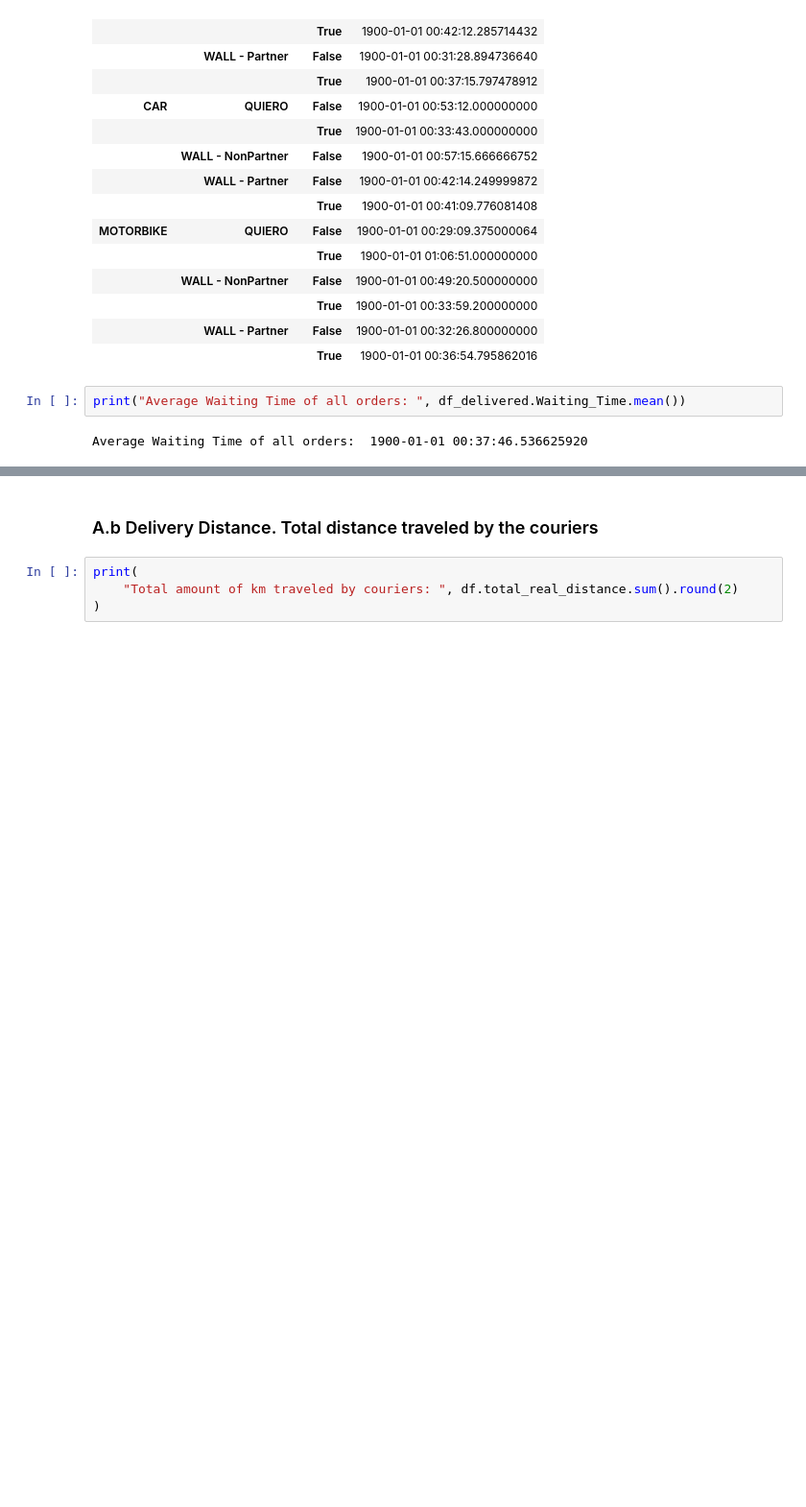
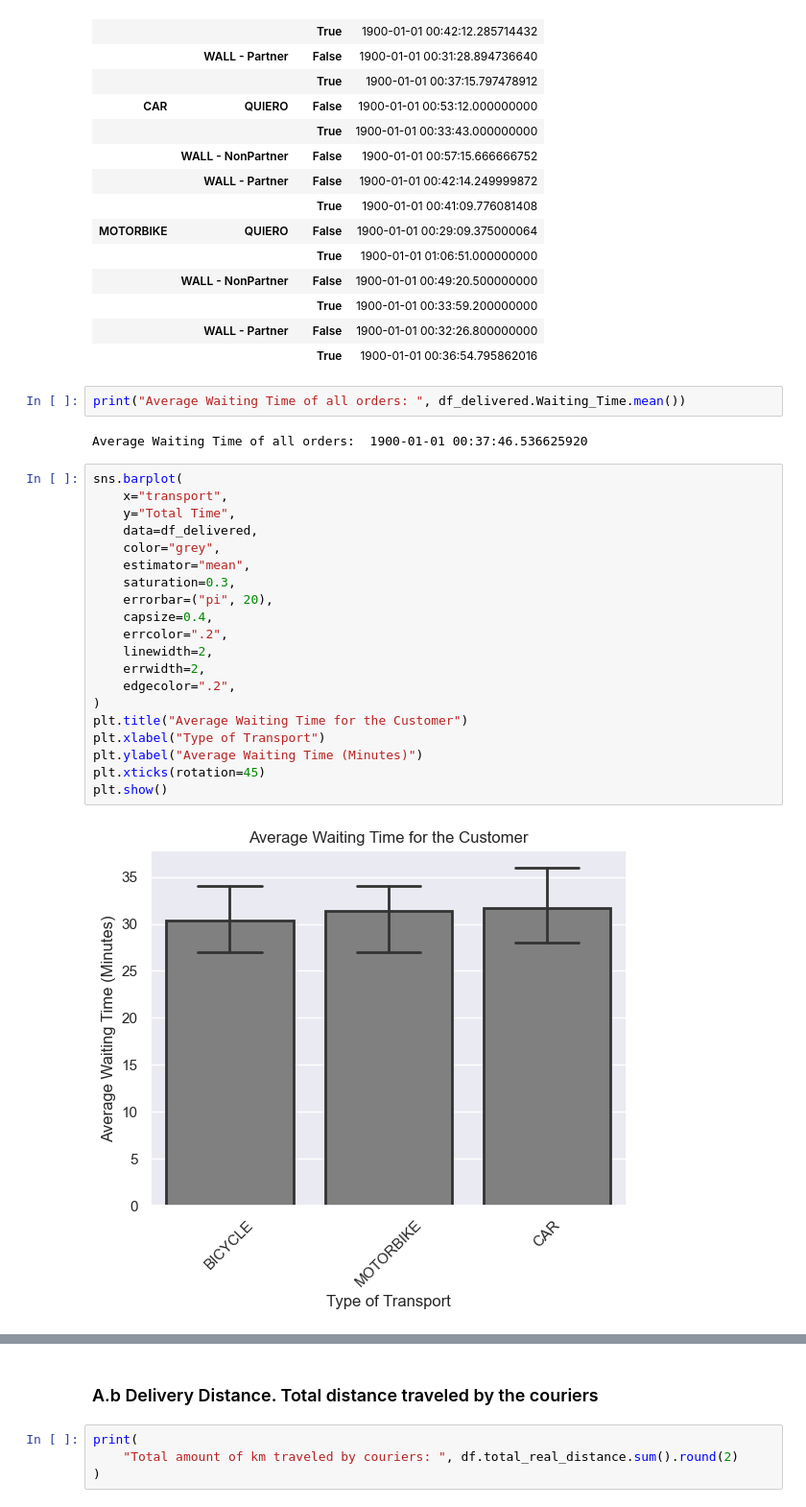
Before and after one commit to jorgecompleto/Fintech-Payments, a Jupyter notebook: Business_Case.ipynb, the cells around one changed output, grey strips where cells are left out. Shown: that part at 96% size. Drawn from its saved outputs; the diff is of its cells as text; blank space fills up the shorter version.

Commit message:
Adds plots to the first 3 questions

```diff
--- a/Business_Case.ipynb
+++ b/Business_Case.ipynb
@@ -289,3 +286,25 @@ df_delivered.groupby(["transport", "vertical", "is_food"])[
 print("Average Waiting Time of all orders: ", df_delivered.Waiting_Time.mean())
 # %% [output]
 Average Waiting Time of all orders:  1900-01-01 00:37:46.536625920
+# %%
+sns.barplot(
+    x="transport",
+    y="Total Time",
+    data=df_delivered,
+    color="grey",
+    estimator="mean",
+    saturation=0.3,
+    errorbar=("pi", 20),
+    capsize=0.4,
+    errcolor=".2",
+    linewidth=2,
+    errwidth=2,
+    edgecolor=".2",
+)
+plt.title("Average Waiting Time for the Customer")
+plt.xlabel("Type of Transport")
+plt.ylabel("Average Waiting Time (Minutes)")
+plt.xticks(rotation=45)
+plt.show()
+# %% [output]
+[figure, added]
```
Also changed, not shown: parts of 27 cells of this notebook.
